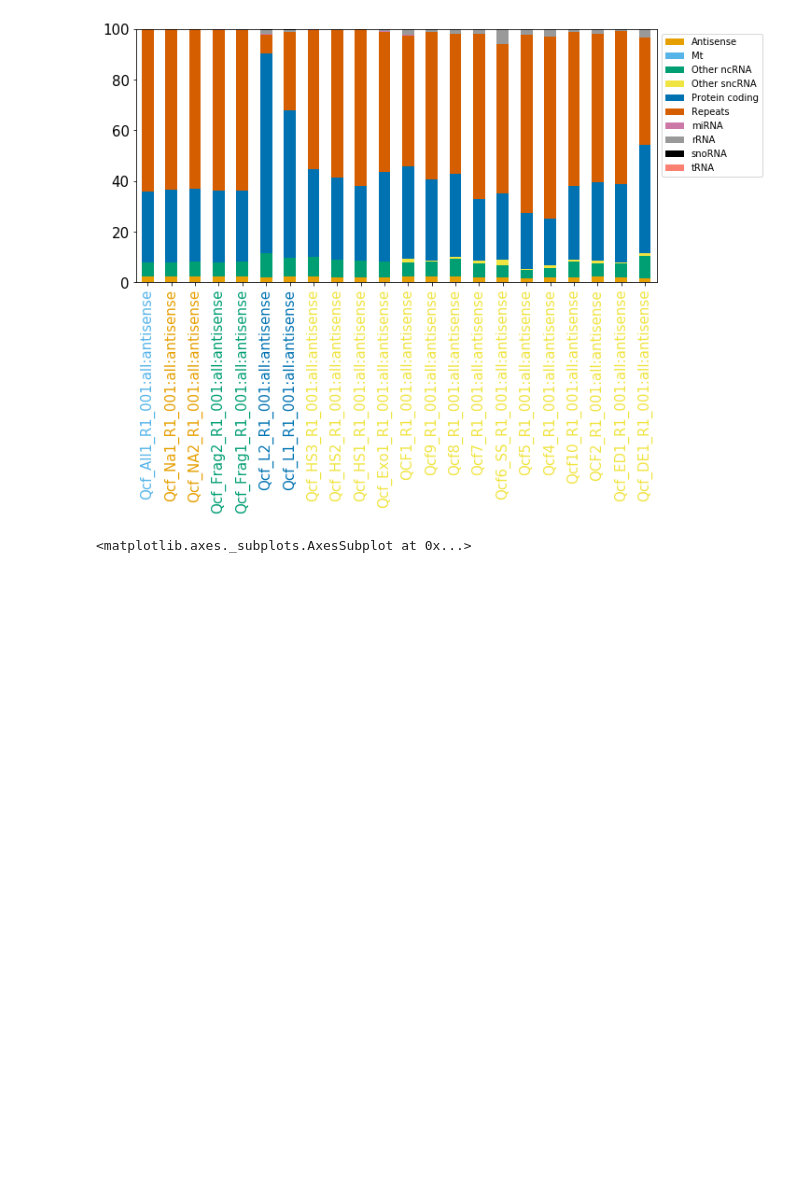
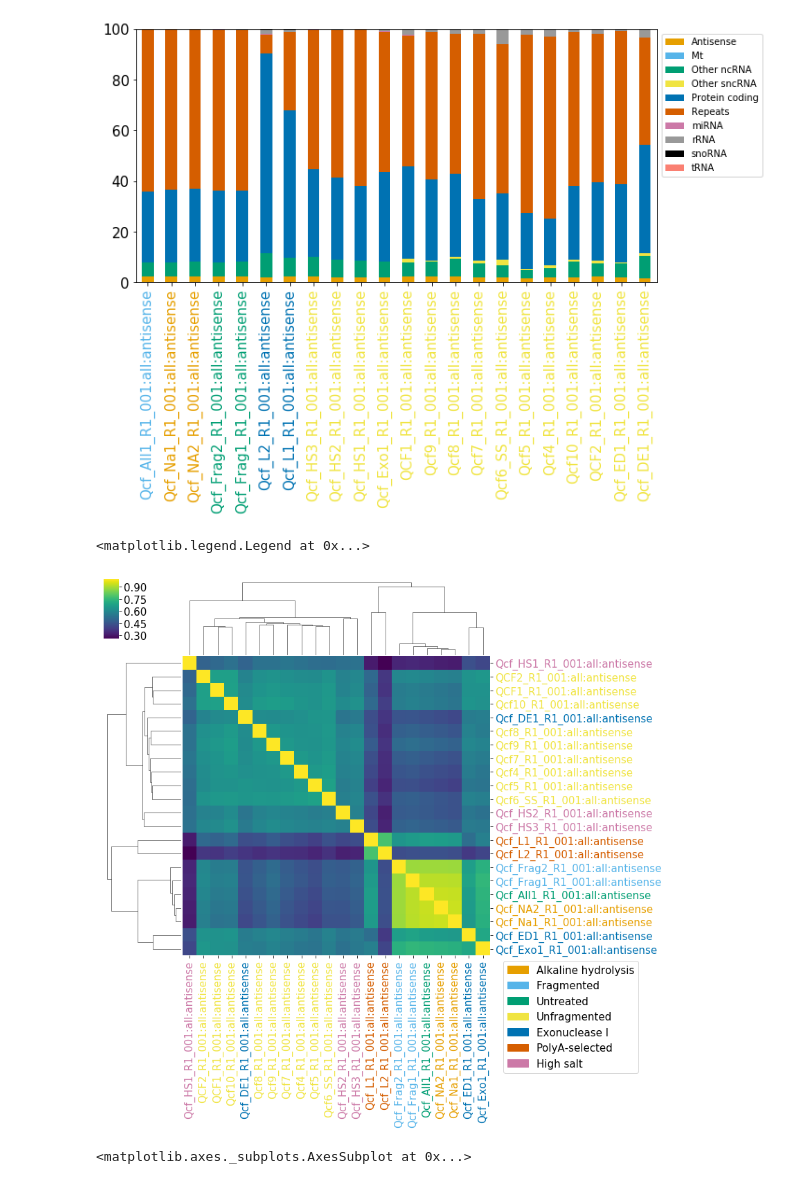
Before and after one commit to wckdouglas/cfNA, a Jupyter notebook: plots/count_explorer.ipynb, the cells around one changed output. Cells and saved outputs as stored; diff of their text form; code cells hidden in the pictures; blank space fills up the shorter version.

```diff
--- a/plots/count_explorer.ipynb
+++ b/plots/count_explorer.ipynb
@@ -488,6 +508,34 @@ for _, pre in zip(ax.get_xmajorticklabels(),preps):
     _.set_color(ce.encoder[pre])
 # %% [output]
 [figure]
+# %%
+cor_df = np.log(dedup_df.filter(regex = 'Qcf|QCF').filter(regex='all:antisense')+1).corr()
+p = sns.clustermap(cor_df, cmap = 'viridis')
+ax = p.ax_heatmap
+xt = ax.set_xticks(range(cor_df.shape[0]))
+yt = ax.set_yticks(range(cor_df.shape[1]))
+xt = ax.set_xticklabels(cor_df.columns[p.dendrogram_col.reordered_ind])
+yt = ax.set_yticklabels(cor_df.index[p.dendrogram_row.reordered_ind])
+
+yt = ax.set_yticks(np.arange(cor_df.shape[1])+0.5)
+xt = ax.set_xticks(np.arange(cor_df.shape[0])+0.5)
+
+ce = color_encoder()
+ce.fit(cor_df.columns.map(label_sample),
+                 okabeito_palette())
+for xt in ax.get_xmajorticklabels():
+    color = ce.encoder[label_sample(xt.get_text())]
+    xt.set_color(color)
+
+for yt in ax.get_ymajorticklabels():
+    color = ce.encoder[label_sample(yt.get_text())]
+    yt.set_color(color)
+
+pat = [mpatches.Patch(color=col, label=lab) for lab, col in ce.encoder.items()]
+ax.legend(handles=pat, bbox_to_anchor = (1.5,0.), fontsize=15)
+# %% [output]
+<matplotlib.legend.Legend at 0x...>
+[figure, added]
 # %%
 def frac(x, y):
     return x/(x+y)
```
Also changed, not shown: parts of 14 cells of this notebook, 5 other files.
